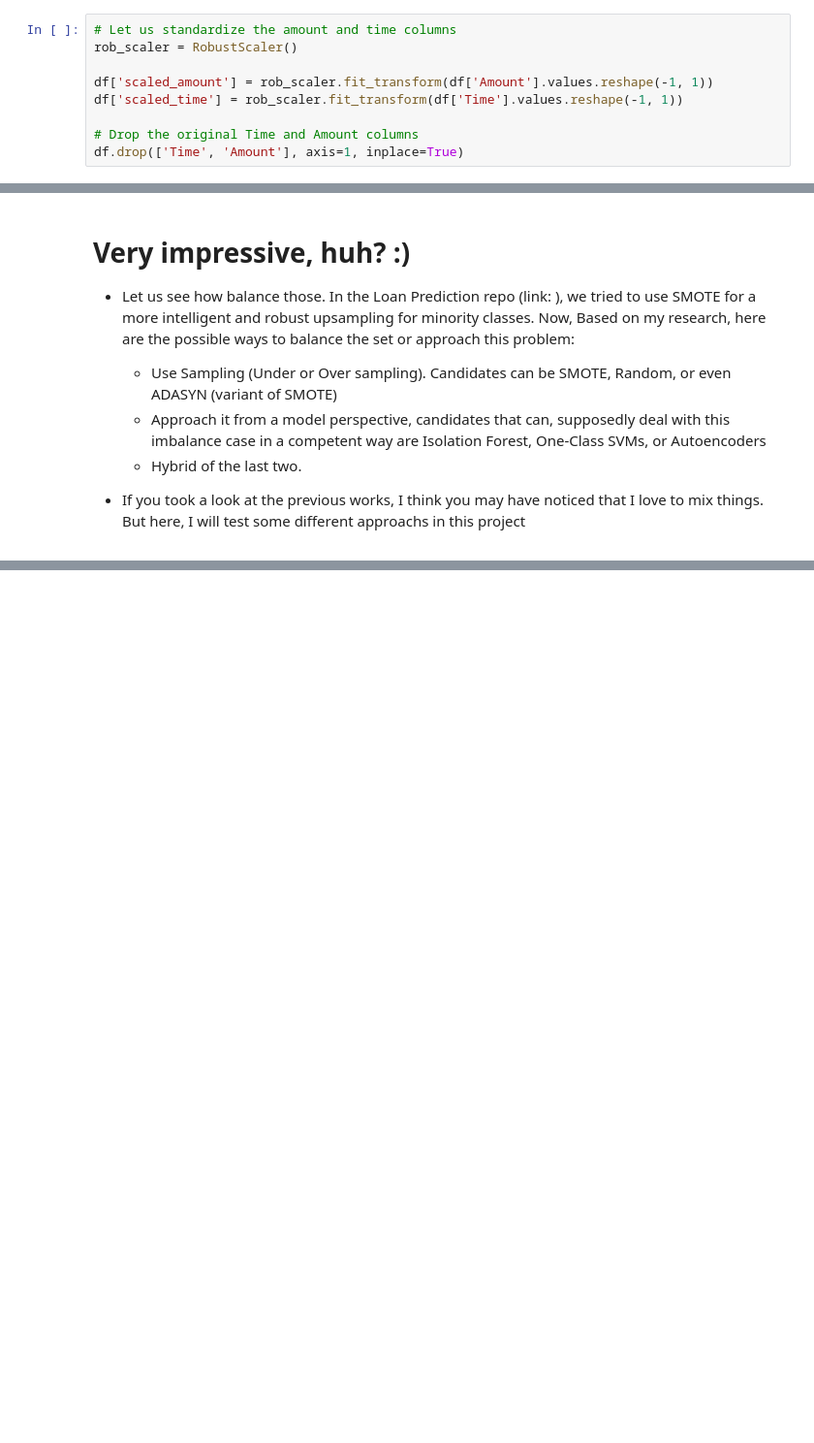
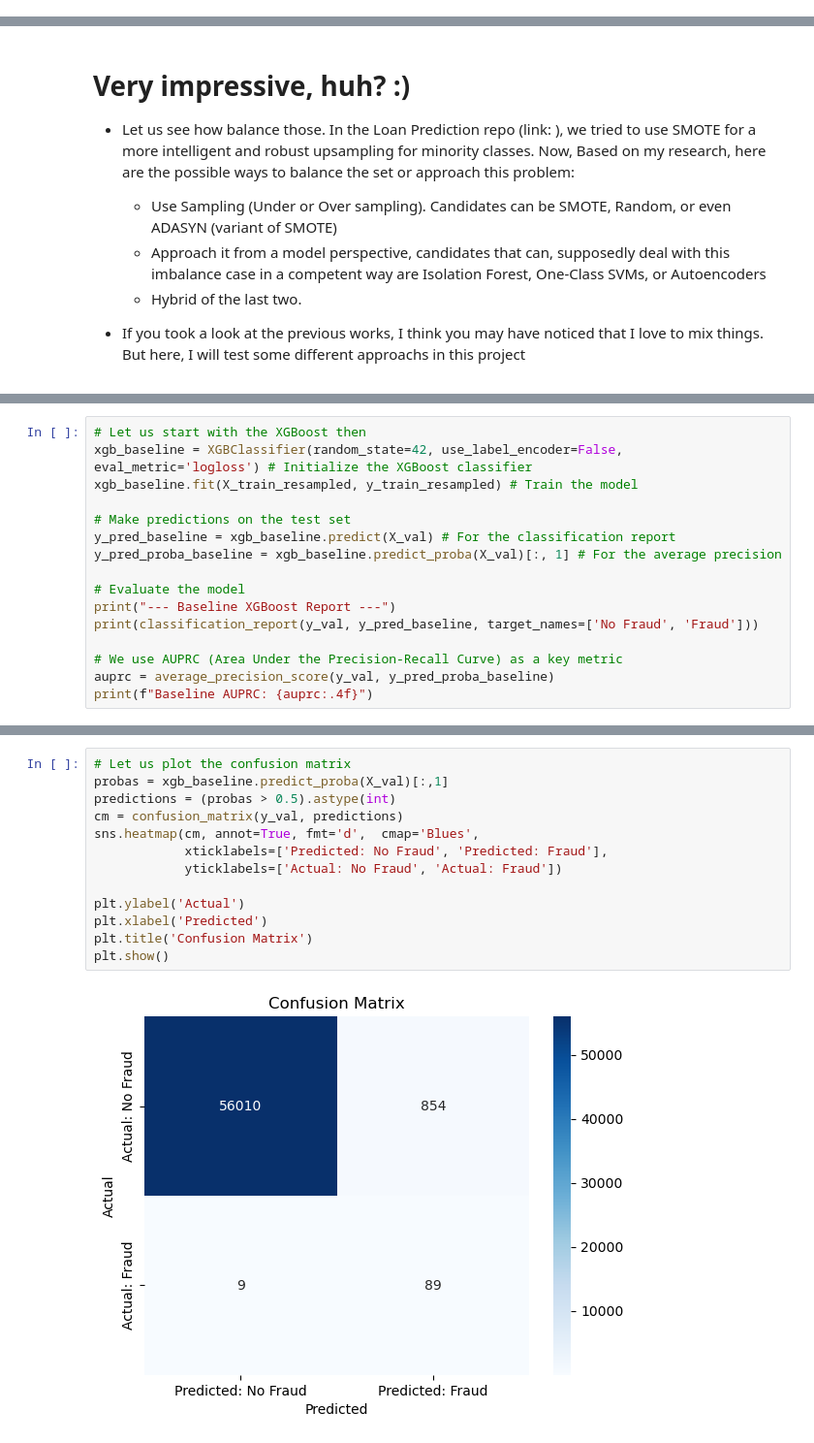
Before and after one commit to yaman-77/Fraud-Detection, a Jupyter notebook: FraudDetection Source Code.ipynb, the cells around one changed output, grey strips where cells are left out. Shown at 97% size. Cells and saved outputs as stored; diff of their text form; blank space fills up the shorter version.

```diff
--- a/FraudDetection Source Code.ipynb
+++ b/FraudDetection Source Code.ipynb
@@ -160,15 +171,6 @@ plt.tight_layout()
 plt.show()
 # %% [output]
 [figure]
-# %%
-# Let us standardize the amount and time columns
-rob_scaler = RobustScaler()
-
-df['scaled_amount'] = rob_scaler.fit_transform(df['Amount'].values.reshape(-1, 1))
-df['scaled_time'] = rob_scaler.fit_transform(df['Time'].values.reshape(-1, 1))
-
-# Drop the original Time and Amount columns
-df.drop(['Time', 'Amount'], axis=1, inplace=True)
 # %%
 # We did this earlier but I want to see this in a plot
 sns.countplot(x='Class', data=df)
@@ -191,0 +281,16 @@ plt.show()
+# %%
+# Let us start with the XGBoost then
+xgb_baseline = XGBClassifier(random_state=42, use_label_encoder=False, eval_metric='logloss') # Initialize the XGBoost classifier
+xgb_baseline.fit(X_train_resampled, y_train_resampled) # Train the model
+
+# Make predictions on the test set
+y_pred_baseline = xgb_baseline.predict(X_val) # For the classification report
+y_pred_proba_baseline = xgb_baseline.predict_proba(X_val)[:, 1] # For the average precision
+
+# Evaluate the model
+print("--- Baseline XGBoost Report ---")
+print(classification_report(y_val, y_pred_baseline, target_names=['No Fraud', 'Fraud']))
+
+# We use AUPRC (Area Under the Precision-Recall Curve) as a key metric
+auprc = average_precision_score(y_val, y_pred_proba_baseline)
+print(f"Baseline AUPRC: {auprc:.4f}")
@@ -191,0 +309,15 @@ plt.show()
+# %%
+# Let us plot the confusion matrix
+probas = xgb_baseline.predict_proba(X_val)[:,1]
+predictions = (probas > 0.5).astype(int)
+cm = confusion_matrix(y_val, predictions)
+sns.heatmap(cm, annot=True, fmt='d',  cmap='Blues',
+            xticklabels=['Predicted: No Fraud', 'Predicted: Fraud'],
+            yticklabels=['Actual: No Fraud', 'Actual: Fraud'])
+
+plt.ylabel('Actual')
+plt.xlabel('Predicted')
+plt.title('Confusion Matrix')
+plt.show()
+# %% [output]
+[figure, added]
```
Also changed, not shown: parts of 20 cells of this notebook, 1 other file.
